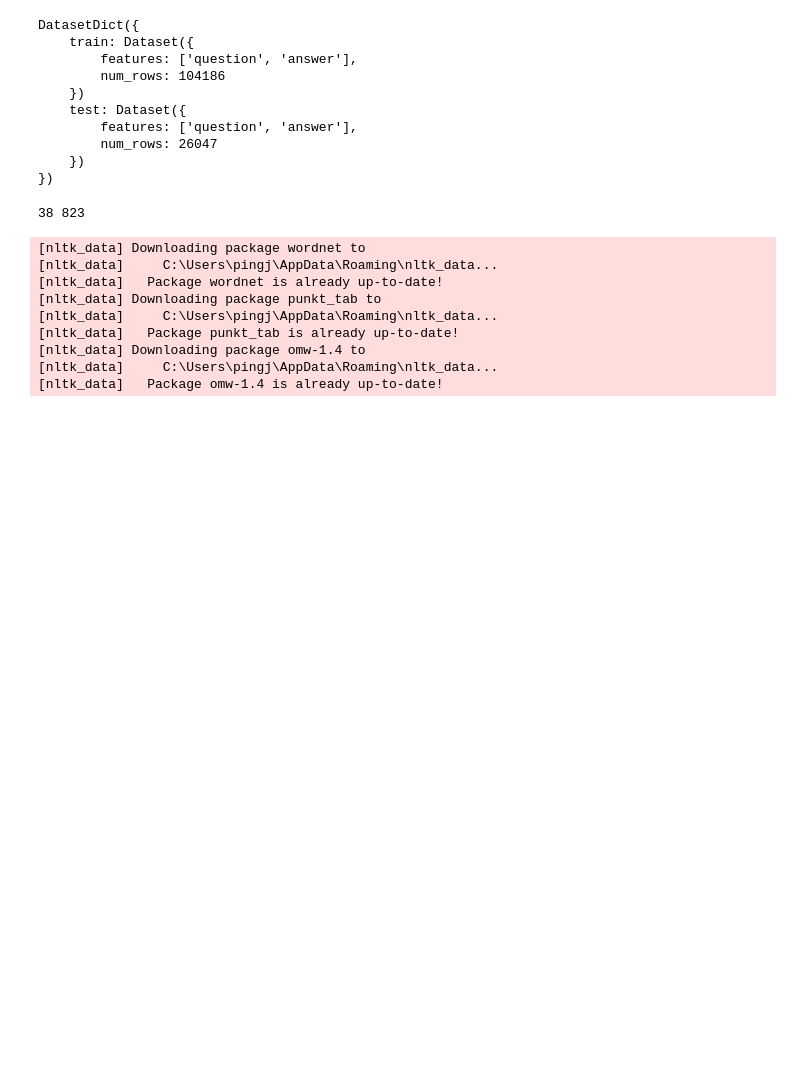
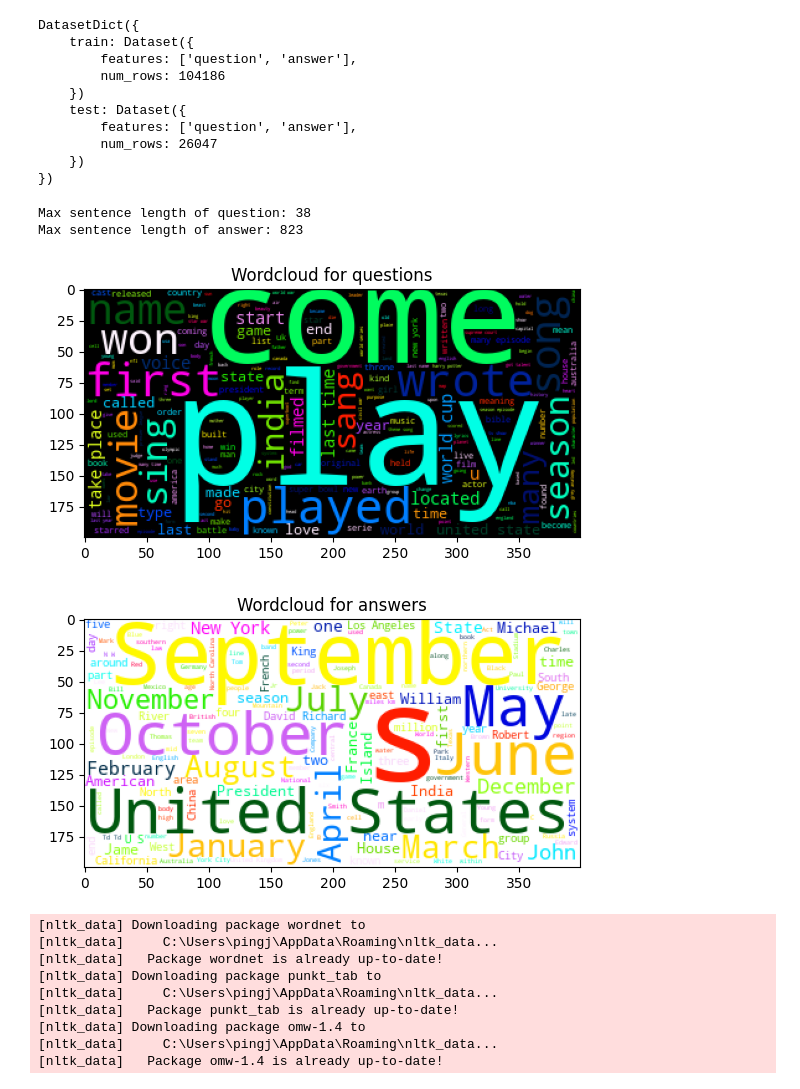
Before and after one commit to jerome-p/RM_assgn2, a Jupyter notebook: asgn2.ipynb, the cells around one changed output. Cells and saved outputs as stored; diff of their text form; code cells hidden in the pictures; blank space fills up the shorter version.

```diff
--- a/asgn2.ipynb
+++ b/asgn2.ipynb
@@ -64,33 +71,39 @@ data_collator = DataCollatorForSeq2Seq(tokenizer=tokenizer, model=model)
 # %%
 max_len_src = 0
 max_len_tgt = 0
 
 for item in ds["train"]:
     # print(item['translation'][source_lang])
     # break
     src_ids = tokenizer.encode(item['question'])
     tgt_ids = tokenizer.encode(item['answer'])
     max_len_src = max(max_len_src, len(src_ids))
     max_len_tgt = max(max_len_tgt, len(tgt_ids))
 
-print(max_len_src,max_len_tgt)
+print(f"Max sentence length of question: {max_len_src}\nMax sentence length of answer: {max_len_tgt}")
+
 
 dataset_en = ""
-for item in raw_datasets["train"]:
-    dataset_en += " " + item['translation'][source_lang]
-word_cloud = WordCloud().generate(dataset_en)
+for item in ds["train"]:
+    dataset_en += " " + item['question']
+word_cloud = WordCloud(background_color='white', colormap="gist_ncar").generate(dataset_en)
 plt.imshow(word_cloud)
+plt.title("Wordcloud for questions")
 plt.show()
 
 dataset_fi = ""
-for item in raw_datasets["train"]:
-    dataset_fi += " " + item['translation'][target_lang]
-word_cloud = WordCloud().generate(dataset_fi)
+for item in ds["train"]:
+    dataset_fi += " " + item['answer']
+word_cloud = WordCloud(background_color='white', colormap="gist_ncar").generate(dataset_fi)
+plt.title("Wordcloud for answers")
 plt.imshow(word_cloud)
 
 plt.show()
 # %% [output]
-38 823
+Max sentence length of question: 38
+Max sentence length of answer: 823
+[figure, added]
+[figure, added]
 # %%
 # We prefix our tasks with "answer the question"
 prefix = "Answer this question: "
```
Also changed, not shown: parts of 2 cells of this notebook.
